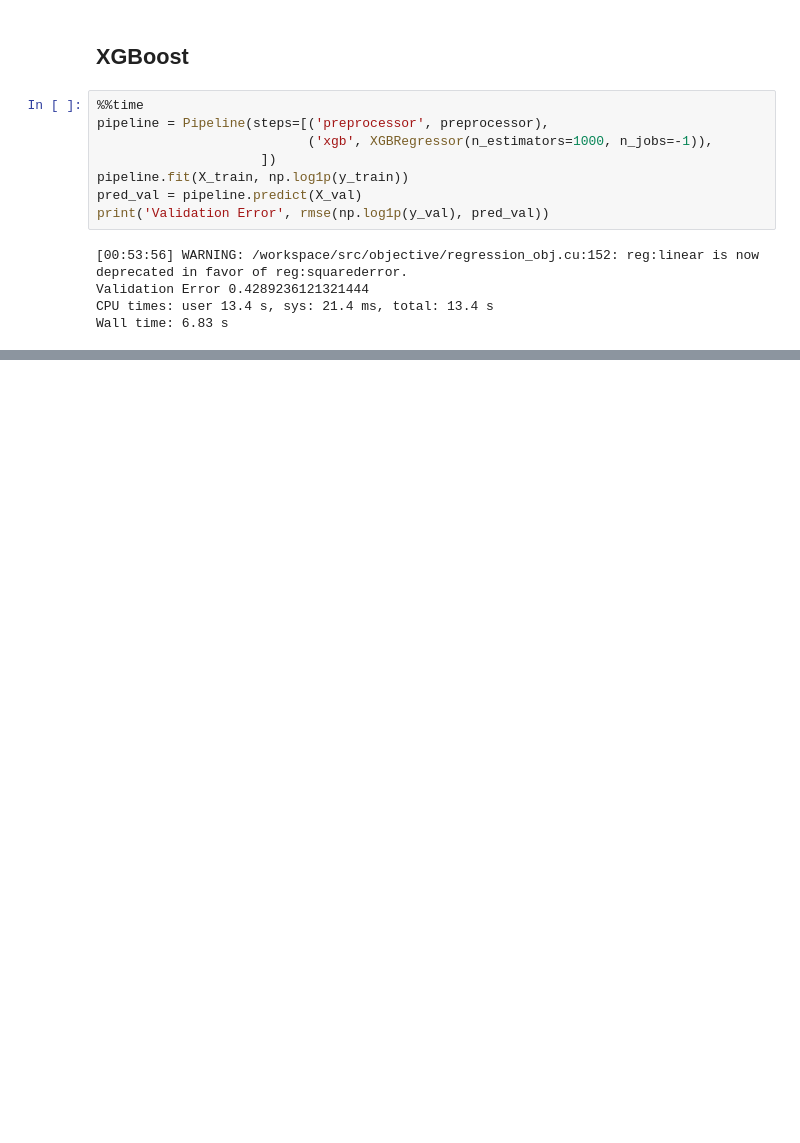
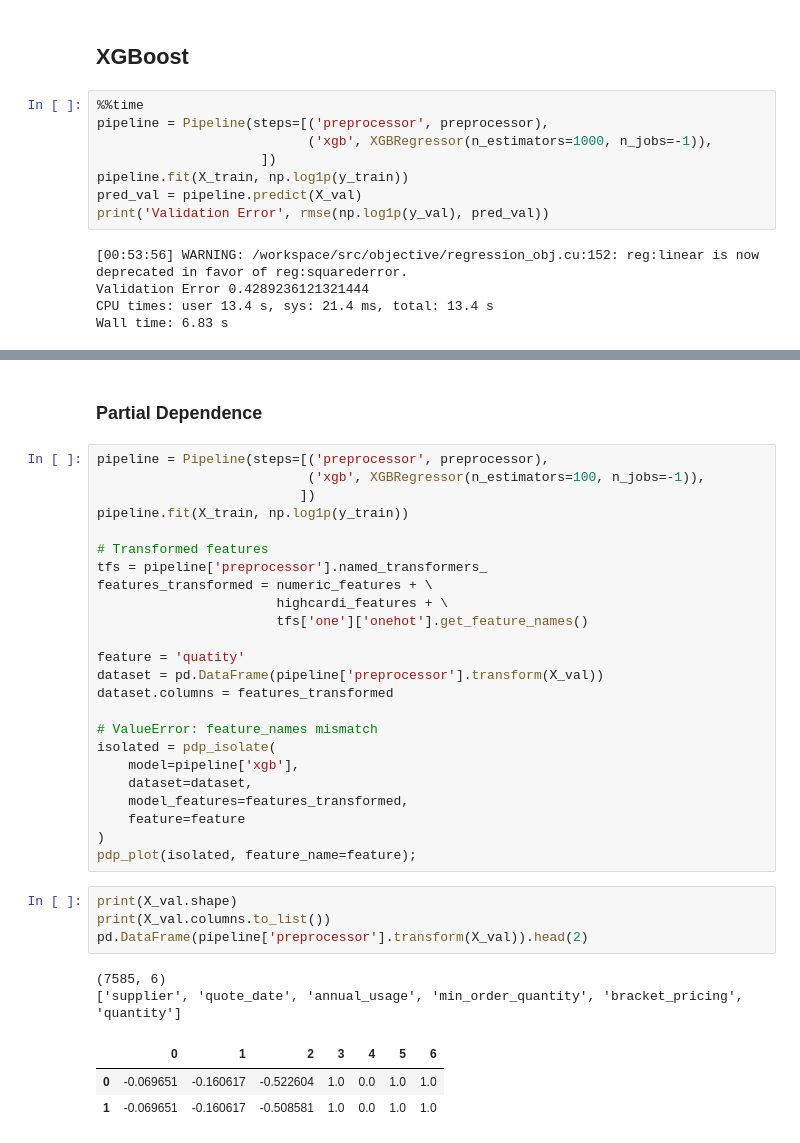
Before and after one commit to LambdaSchool/DEPRECATED-DS-Unit-2-Applied-Modeling, a Jupyter notebook: module1-log-linear-regression/log_linear_regression.ipynb, the cells around one changed output, grey strips where cells are left out. Drawn from its saved outputs; the diff is of its cells as text; blank space fills up the shorter version.

```diff
--- a/module1-log-linear-regression/log_linear_regression.ipynb
+++ b/module1-log-linear-regression/log_linear_regression.ipynb
@@ -850,0 +1080,36 @@ Wall time: 2.29 s
+# %% [markdown]
+### Partial Dependence
+# %%
+pipeline = Pipeline(steps=[('preprocessor', preprocessor),
+                           ('xgb', XGBRegressor(n_estimators=100, n_jobs=-1)),
+                          ])
+pipeline.fit(X_train, np.log1p(y_train))
+
+# Transformed features
+tfs = pipeline['preprocessor'].named_transformers_
+features_transformed = numeric_features + \
+                       highcardi_features + \
+                       tfs['one']['onehot'].get_feature_names()
+
+feature = 'quatity'
+dataset = pd.DataFrame(pipeline['preprocessor'].transform(X_val))
+dataset.columns = features_transformed
+
+# ValueError: feature_names mismatch
+isolated = pdp_isolate(
+    model=pipeline['xgb'],
+    dataset=dataset,
+    model_features=features_transformed,
+    feature=feature
+)
+pdp_plot(isolated, feature_name=feature);
+# %%
+print(X_val.shape)
+print(X_val.columns.to_list())
+pd.DataFrame(pipeline['preprocessor'].transform(X_val)).head(2)
+# %% [output]
+(7585, 6)
+['supplier', 'quote_date', 'annual_usage', 'min_order_quantity', 'bracket_pricing', 'quantity']
+|  | 0 | 1 | 2 | 3 | 4 | 5 | 6 |
+| 0 | -0.069651 | -0.160617 | -0.522604 | 1.0 | 0.0 | 1.0 | 1.0 |
+| 1 | -0.069651 | -0.160617 | -0.508581 | 1.0 | 0.0 | 1.0 | 1.0 |
```
Also changed, not shown: parts of 33 cells of this notebook.
